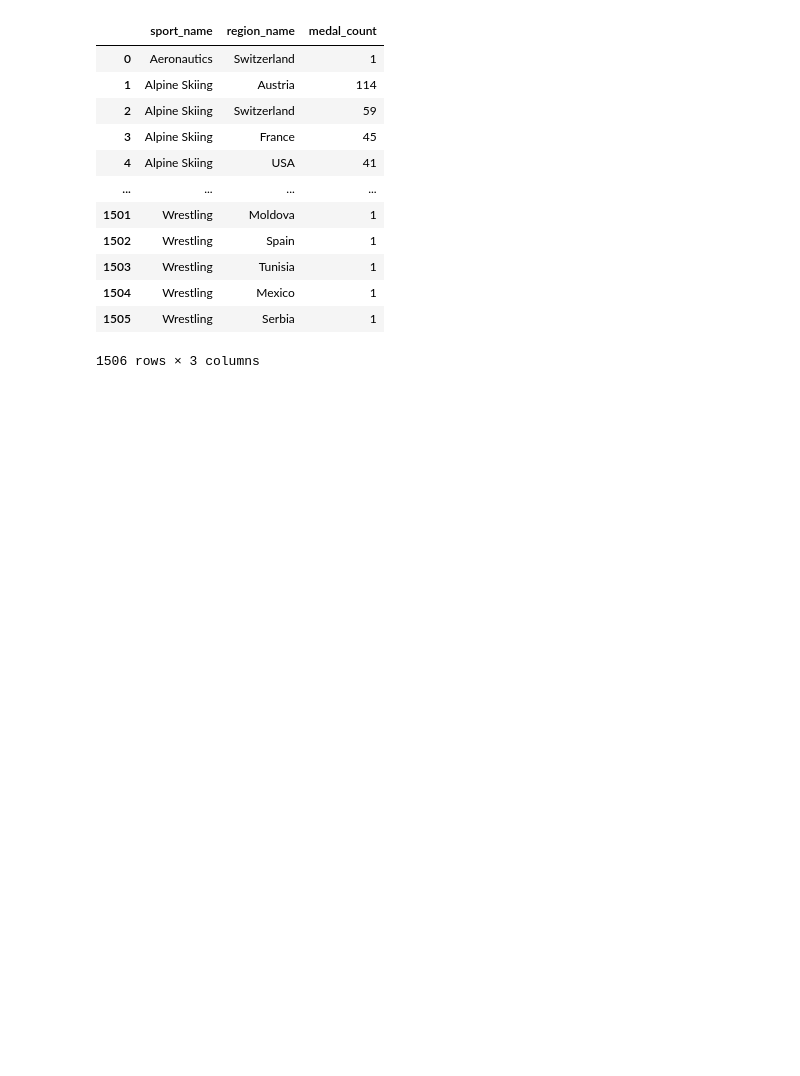
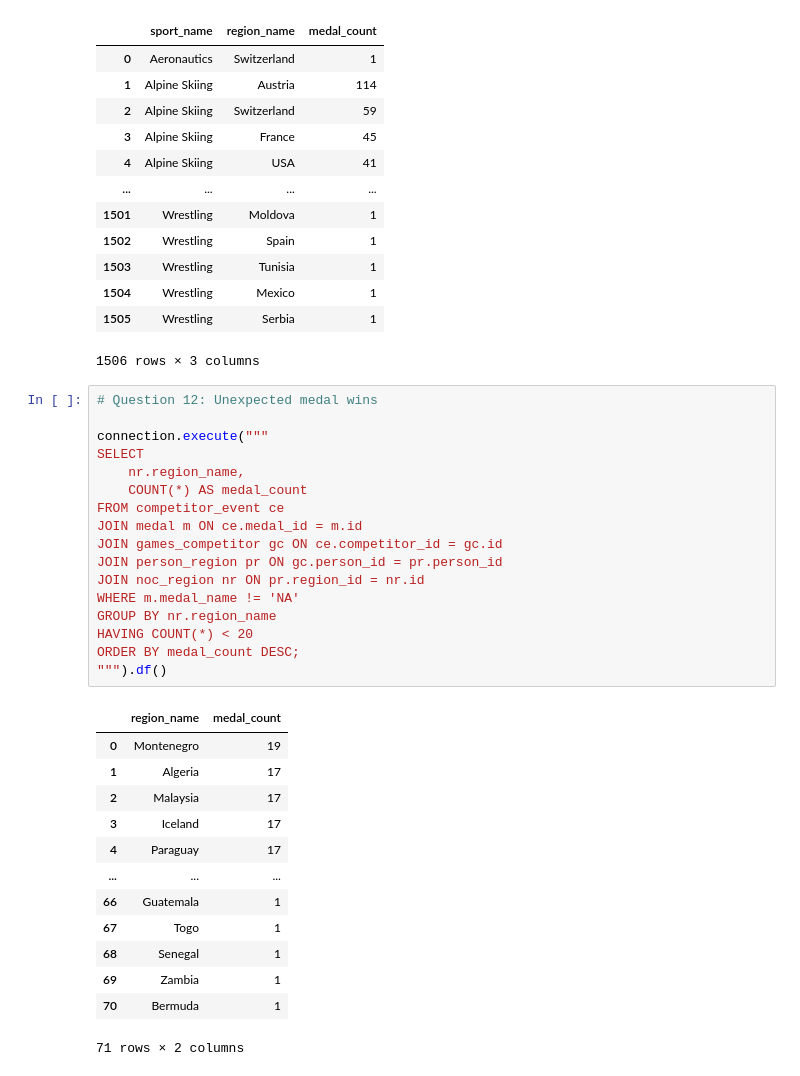
Before and after one commit to Hanish-DotCom/sports-analysis, a Jupyter notebook: notebooks/sports_analysis.ipynb, the cells around one changed output. Saved outputs shown, nothing was run; the diff lists cells and outputs as text; blank space fills up the shorter version.

```diff
--- a/notebooks/sports_analysis.ipynb
+++ b/notebooks/sports_analysis.ipynb
@@ -446,3 +446,34 @@ ORDER BY s.sport_name, medal_count DESC;
 | 1504 | Wrestling | Mexico | 1 |
 | 1505 | Wrestling | Serbia | 1 |
 1506 rows × 3 columns
+# %%
+# Question 12: Unexpected medal wins
+
+connection.execute("""
+SELECT
+    nr.region_name,
+    COUNT(*) AS medal_count
+FROM competitor_event ce
+JOIN medal m ON ce.medal_id = m.id
+JOIN games_competitor gc ON ce.competitor_id = gc.id
+JOIN person_region pr ON gc.person_id = pr.person_id
+JOIN noc_region nr ON pr.region_id = nr.id
+WHERE m.medal_name != 'NA'
+GROUP BY nr.region_name
+HAVING COUNT(*) < 20
+ORDER BY medal_count DESC;
+""").df()
+# %% [output]
+|  | region_name | medal_count |
+| 0 | Montenegro | 19 |
+| 1 | Algeria | 17 |
+| 2 | Malaysia | 17 |
+| 3 | Iceland | 17 |
+| 4 | Paraguay | 17 |
+| ... | ... | ... |
+| 66 | Guatemala | 1 |
+| 67 | Togo | 1 |
+| 68 | Senegal | 1 |
+| 69 | Zambia | 1 |
+| 70 | Bermuda | 1 |
+71 rows × 2 columns
```
Also changed, not shown: parts of 9 cells of this notebook, 4 other files.
